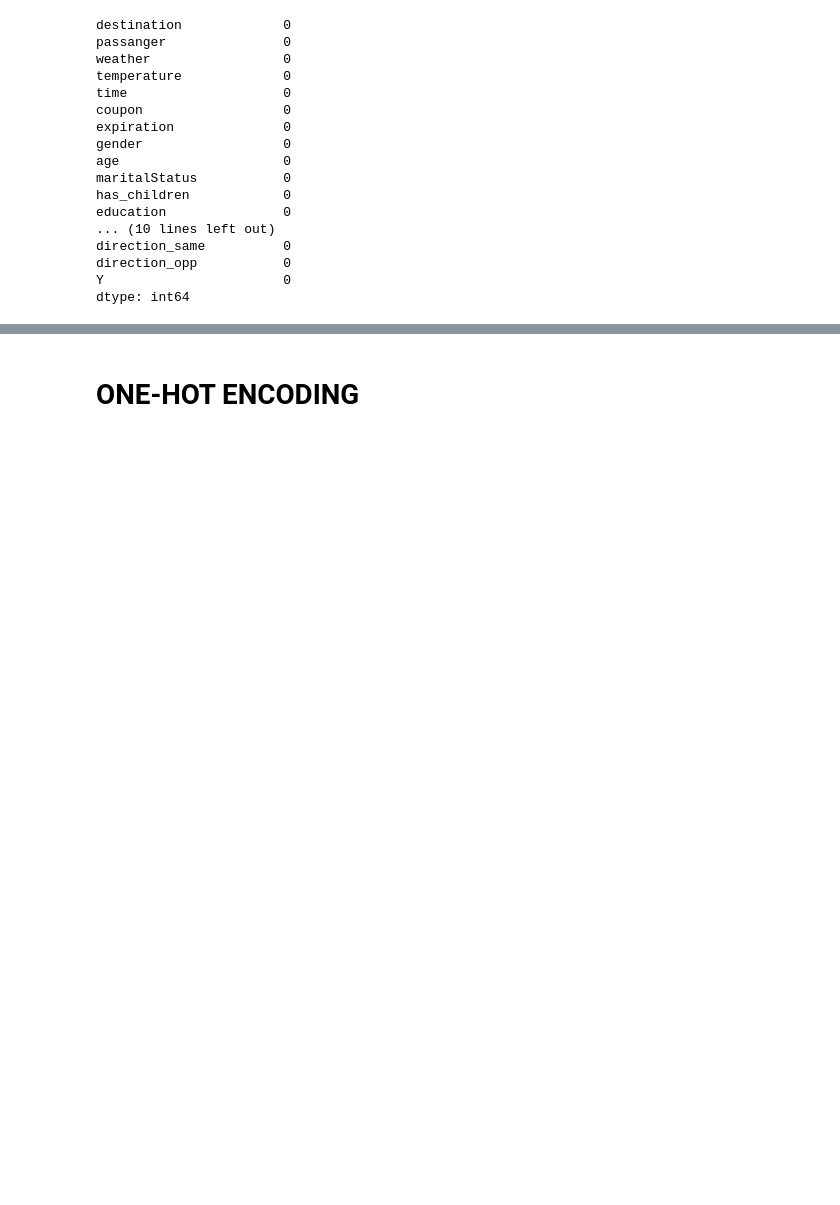
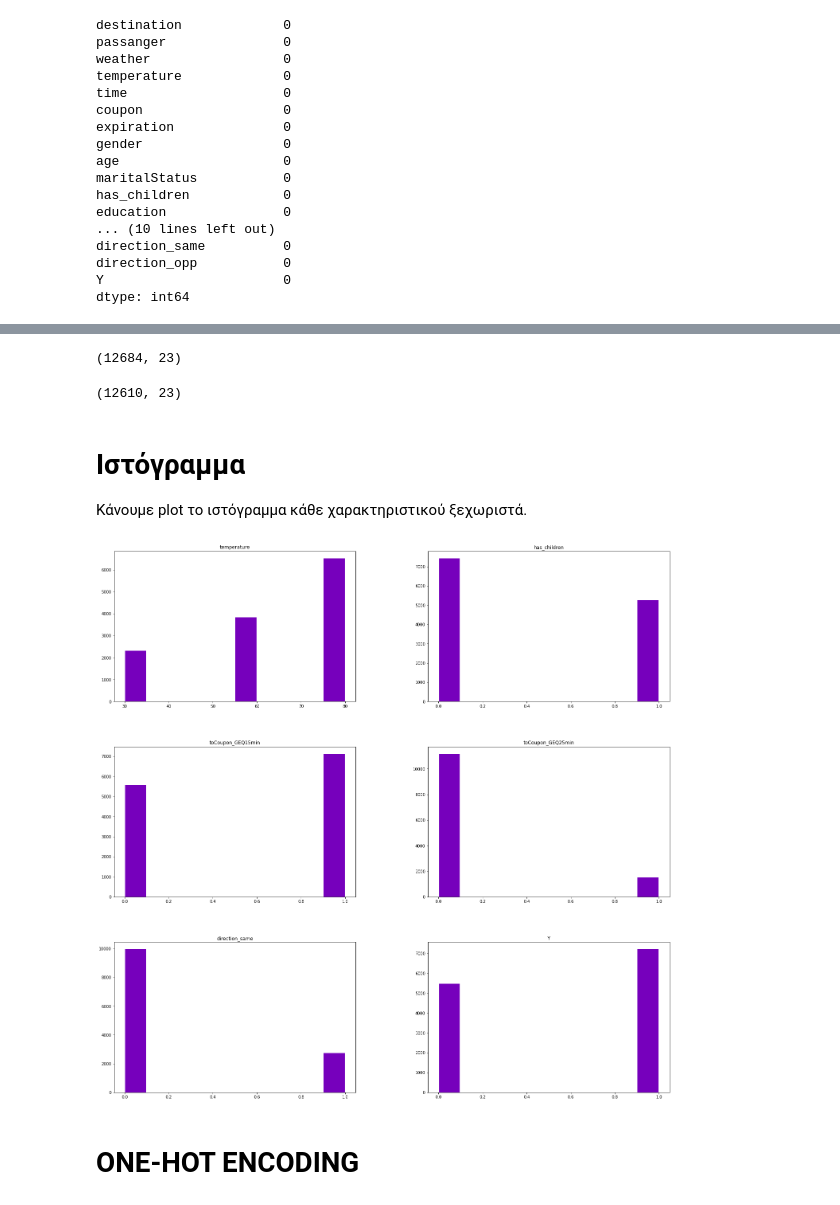
Before and after one commit to Maagnitude/coupon-recommend-models, a Jupyter notebook: coupon_recommend_models.ipynb, the cells around one changed output, grey strips where cells are left out. Cells and saved outputs as stored; diff of their text form; code cells hidden in the pictures; blank space fills up the shorter version.

```diff
--- a/coupon_recommend_models.ipynb
+++ b/coupon_recommend_models.ipynb
@@ -209,3 +227,19 @@ dtype: int64
+# %%
+df.shape
+# %% [output]
+(12684, 23)
+# %%
+df.drop_duplicates(inplace=True)
+df.shape
+# %% [output]
+(12610, 23)
+# %% [markdown]
+# **Ιστόγραμμα**
+Κάνουμε plot το ιστόγραμμα κάθε χαρακτηριστικού ξεχωριστά.
+# %%
+df_histplot = df.hist(grid=False, figsize=(25,25), color='#7600BC', zorder=2, rwidth=0.95)
+# %% [output]
+[figure, added]
 # %% [markdown]
 # **ONE-HOT ENCODING**
 # %% [markdown]
```
Also changed, not shown: parts of 39 cells of this notebook.
